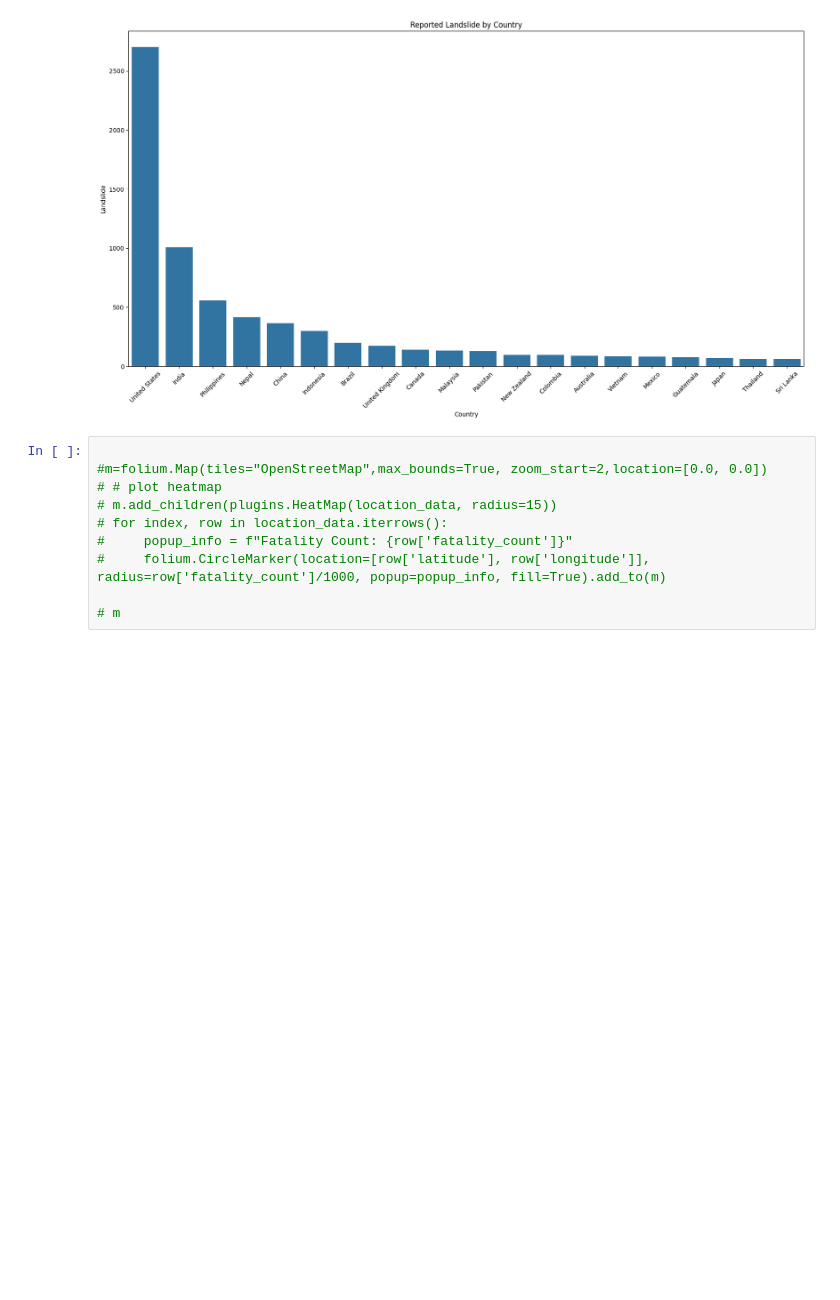
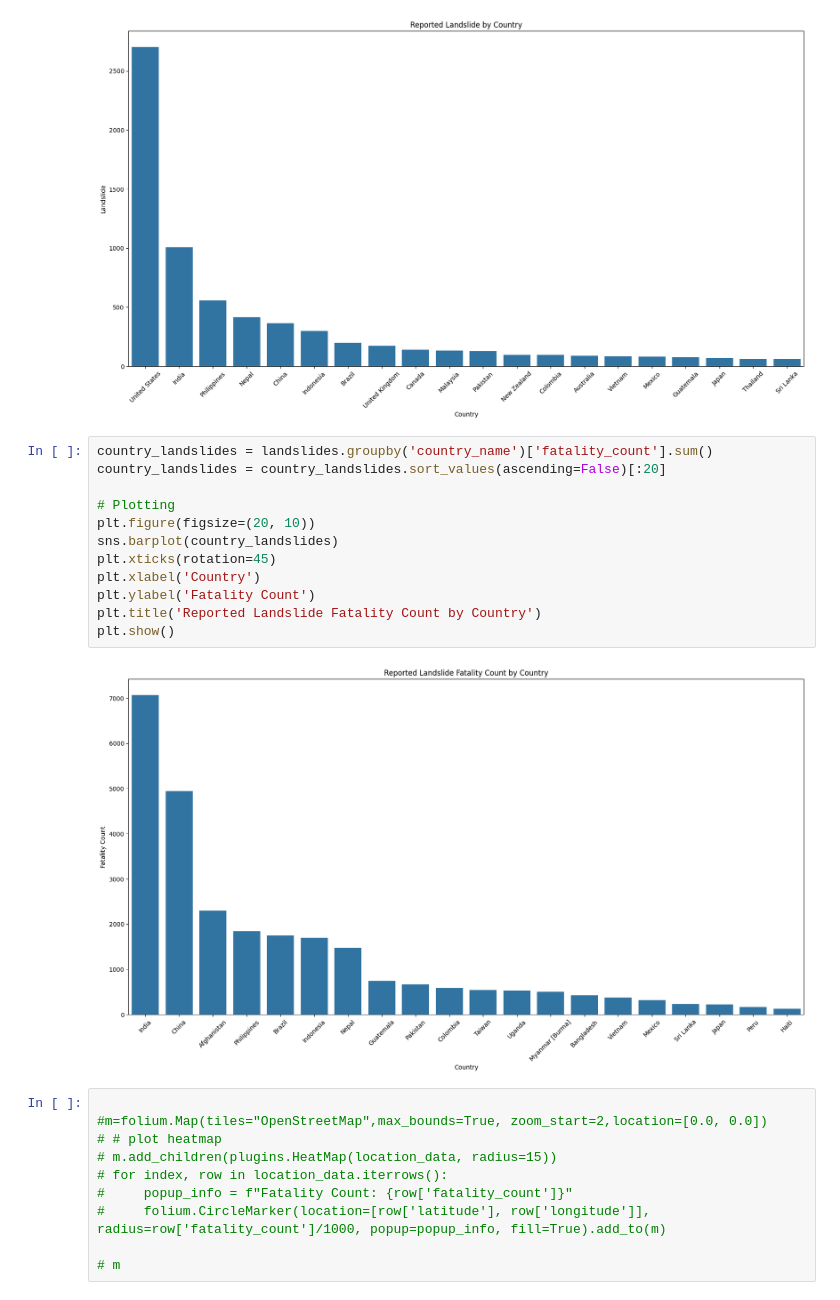
Before and after one commit to Mcrash01/Python-data-analysis, a Jupyter notebook: exploration.ipynb, the cells around one changed output. Cells and saved outputs as stored; diff of their text form; blank space fills up the shorter version.

Commit message:
death by country

```diff
--- a/exploration.ipynb
+++ b/exploration.ipynb
@@ -462,6 +465,20 @@ plt.title('Reported Landslide by Country')
 plt.show()
 # %% [output]
 [figure]
+# %%
+country_landslides = landslides.groupby('country_name')['fatality_count'].sum()
+country_landslides = country_landslides.sort_values(ascending=False)[:20]
+
+# Plotting
+plt.figure(figsize=(20, 10))
+sns.barplot(country_landslides)
+plt.xticks(rotation=45)
+plt.xlabel('Country')
+plt.ylabel('Fatality Count')
+plt.title('Reported Landslide Fatality Count by Country')
+plt.show()
+# %% [output]
+[figure, added]
 # %%
 
 #m=folium.Map(tiles="OpenStreetMap",max_bounds=True, zoom_start=2,location=[0.0, 0.0])
```
Also changed, not shown: parts of 9 cells of this notebook.
